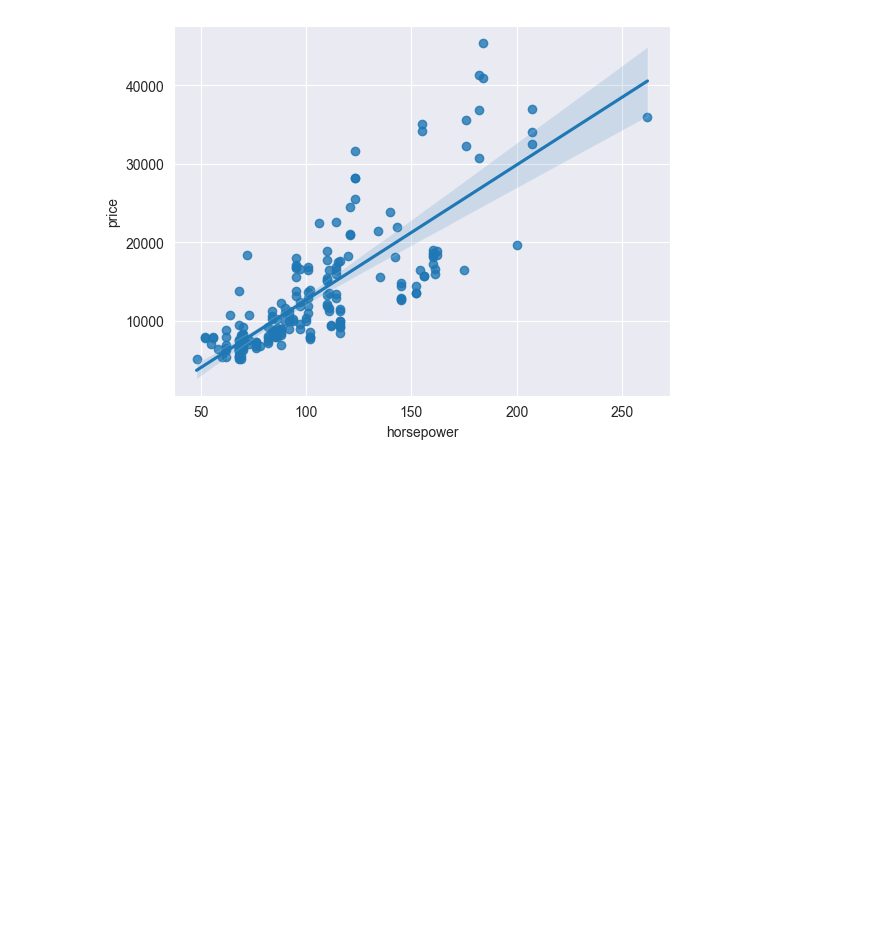
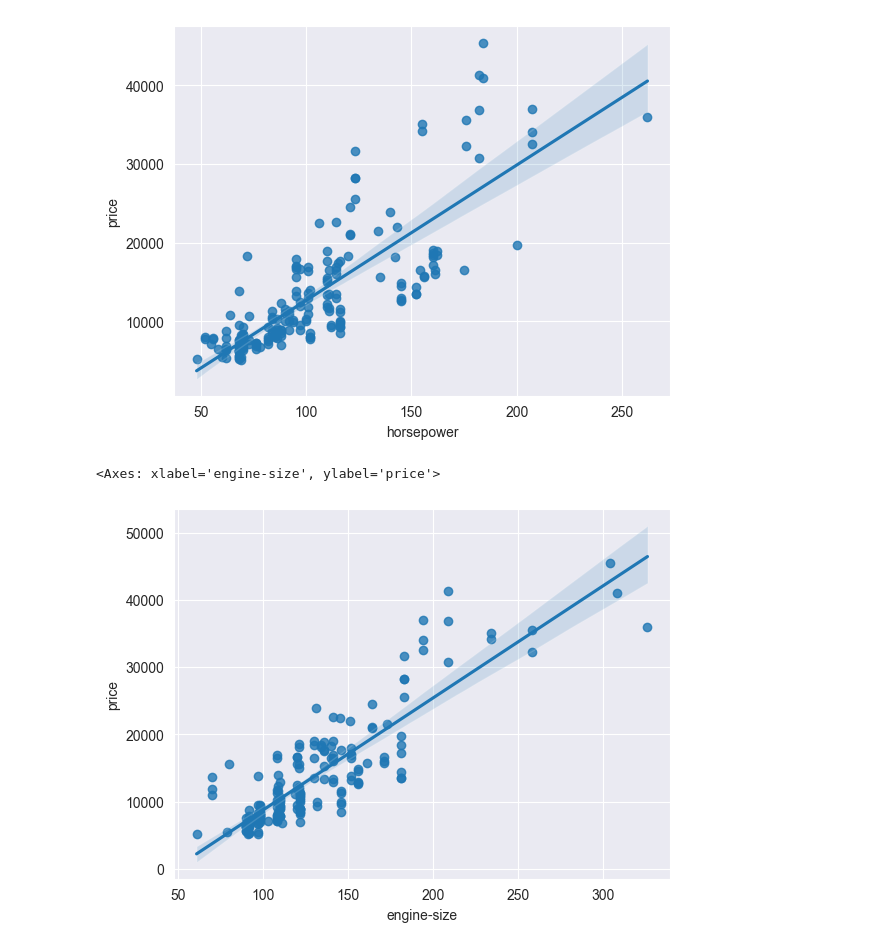
Before and after one commit to sitaram077/Machine_learning_using_PYTHON, a Jupyter notebook: Used_cars_dataset_ibm.ipynb, the cells around one changed output. Saved outputs shown, nothing was run; the diff lists cells and outputs as text; code cells hidden in the pictures; blank space fills up the shorter version.

Commit message:
reg plots

```diff
--- a/Used_cars_dataset_ibm.ipynb
+++ b/Used_cars_dataset_ibm.ipynb
@@ -232,6 +232,11 @@ sns.regplot(x=X['horsepower'],y=X['price'],data=X)
 # %% [output]
 <Axes: xlabel='horsepower', ylabel='price'>
 [figure]
+# %%
+sns.regplot(x=X['engine-size'],y=X['price'],data=X)
+# %% [output]
+<Axes: xlabel='engine-size', ylabel='price'>
+[figure, added]
 # %%
 #using pearson's corelation we can
 pearson,p_value=stats.pearsonr(X['horsepower'],X['price'])
```
Also changed, not shown: parts of 11 cells of this notebook.
